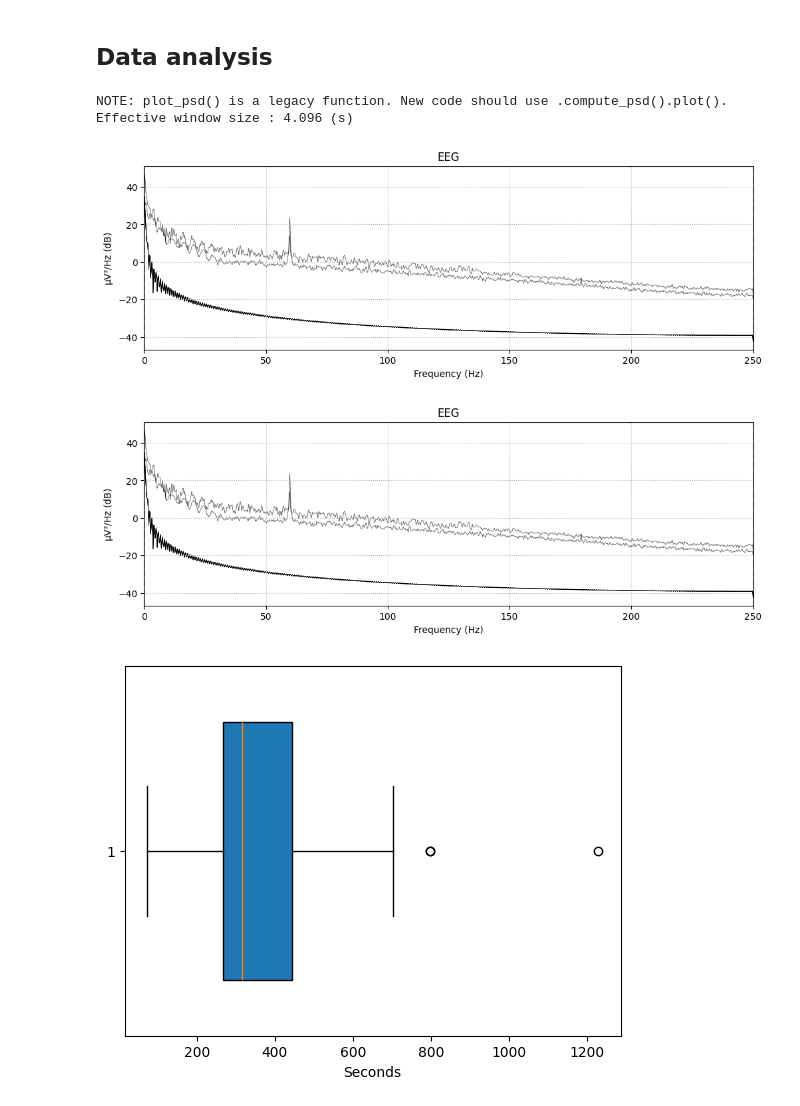
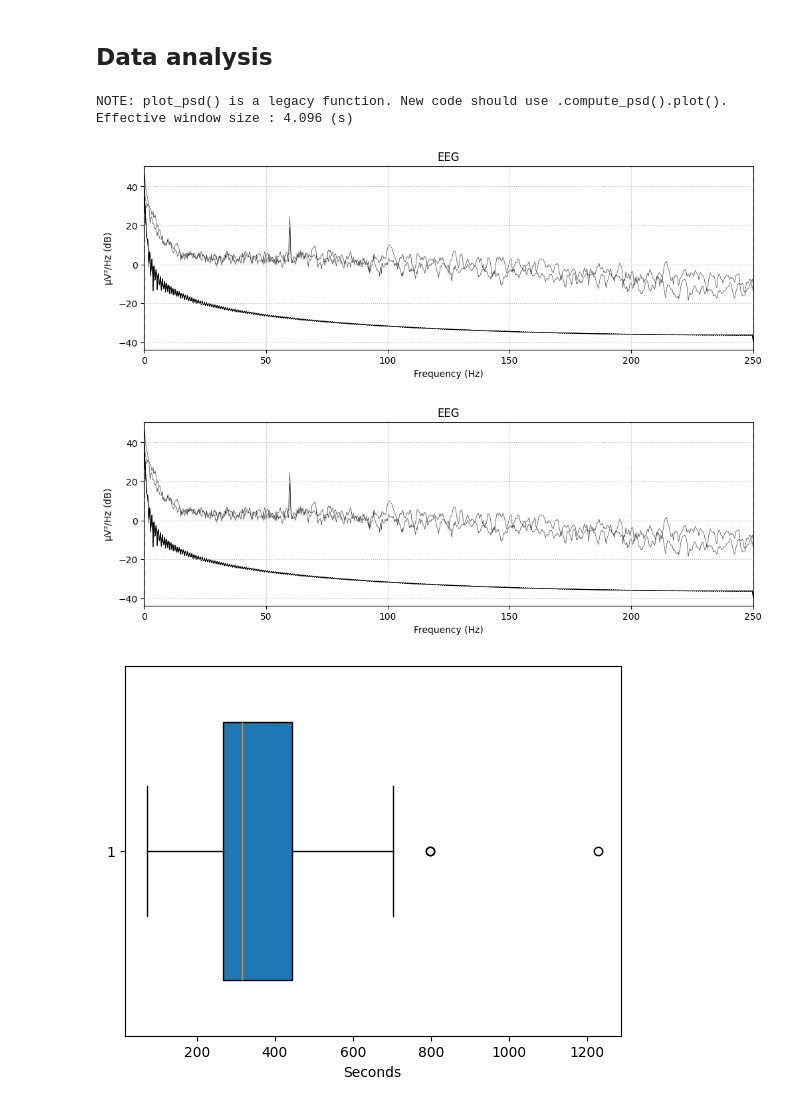
Before and after one commit to TaylorT52/eeg-analysis, a Jupyter notebook: processing.ipynb, the cells around one changed output. Saved outputs shown, nothing was run; the diff lists cells and outputs as text; code cells hidden in the pictures.

```diff
--- a/processing.ipynb
+++ b/processing.ipynb
@@ -164,14 +164,14 @@ for i, file in enumerate(use_files):
 # %% [markdown]
 ## Data analysis
 # %%
-# Plot the Power Spectral Density
+#plot power spectral density
 #ex of what the data looks like
-eeg_check[50].plot_psd(tmin=None, tmax=None, proj=False, color='black', area_mode='std', dB=True)
+eeg_check[75].plot_psd(tmin=None, tmax=None, proj=False, color='black', area_mode='std', dB=True)
 # %% [output]
 NOTE: plot_psd() is a legacy function. New code should use .compute_psd().plot().
 Effective window size : 4.096 (s)
-[figure, old version]
+[figure, new version]
-[figure, old version]
+[figure, new version]
 # %%
 #looking at durations for clipping time -- will probably clip somewhere around the median
 stats_dict = plt.boxplot(durations, vert=False, patch_artist=True, widths=0.7, showfliers=True)
```
Also changed, not shown: parts of 5 cells of this notebook.
